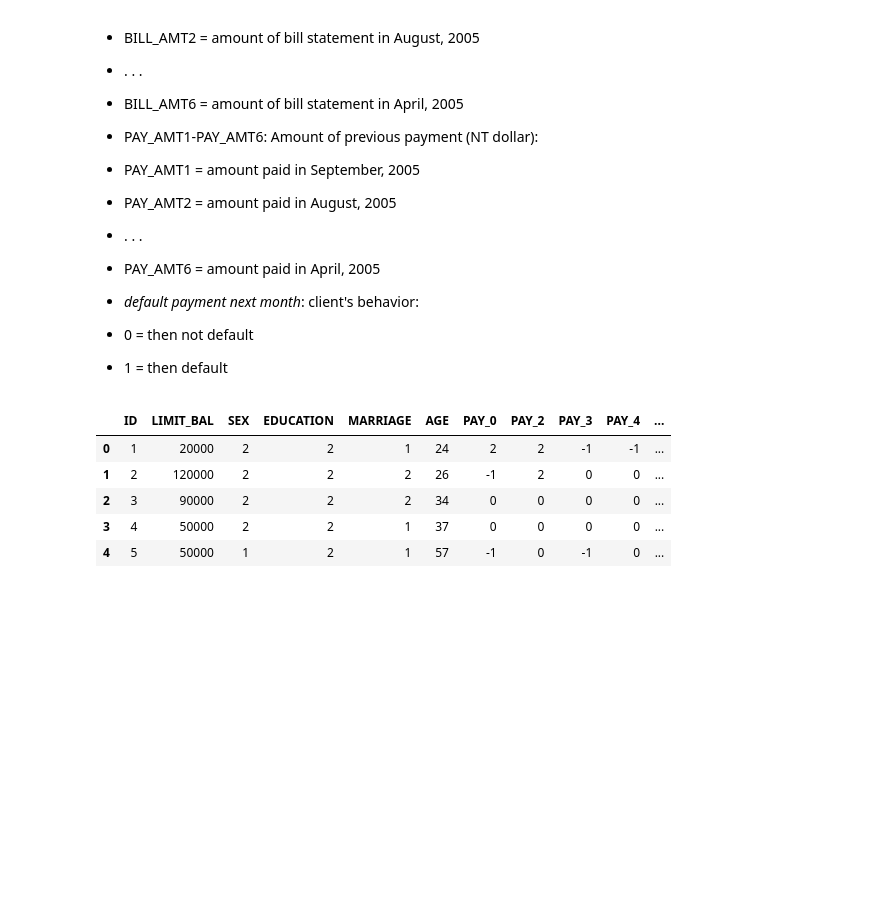
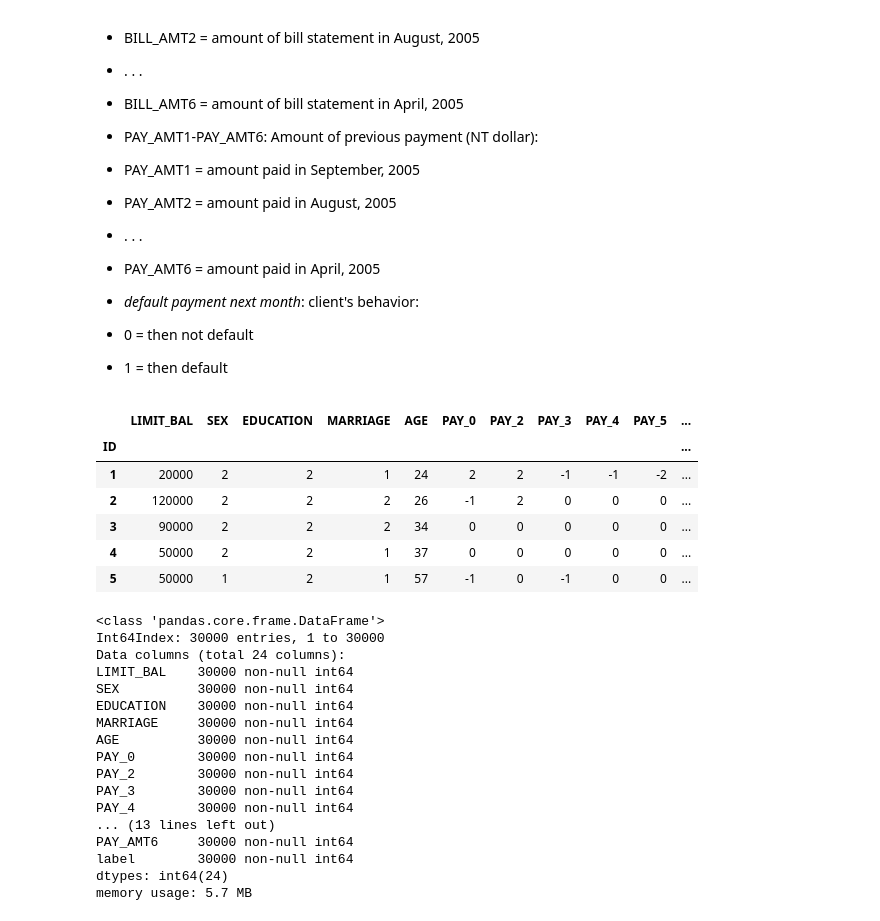
Before and after one commit to evillag/xtol_m5, a Jupyter notebook: EDA_M5T2.ipynb, the cells around one changed output. Drawn from its saved outputs; the diff is of its cells as text; code cells hidden in the pictures; blank space fills up the shorter version.

```diff
--- a/EDA_M5T2.ipynb
+++ b/EDA_M5T2.ipynb
@@ -65,13 +65,36 @@ This research employed a binary variable, default payment (Yes = 1, No = 0), as
 # %%
 import pandas as pd
 # %%
-credit = pd.read_csv('default of credit card clients.csv', header =1)
+credit = pd.read_csv('default of credit card clients.csv', header =1, index_col=0)
+credit = credit.rename(columns={
+    'default payment next month': 'label'
+})
+credit.head()
+# %% [output]
+|  | LIMIT_BAL | SEX | EDUCATION | MARRIAGE | AGE | PAY_0 | PAY_2 | PAY_3 | PAY_4 | PAY_5 | ... |
+| ID |  |  |  |  |  |  |  |  |  |  | ... |
+| 1 | 20000 | 2 | 2 | 1 | 24 | 2 | 2 | -1 | -1 | -2 | ... |
+| 2 | 120000 | 2 | 2 | 2 | 26 | -1 | 2 | 0 | 0 | 0 | ... |
+| 3 | 90000 | 2 | 2 | 2 | 34 | 0 | 0 | 0 | 0 | 0 | ... |
+| 4 | 50000 | 2 | 2 | 1 | 37 | 0 | 0 | 0 | 0 | 0 | ... |
+| 5 | 50000 | 1 | 2 | 1 | 57 | -1 | 0 | -1 | 0 | 0 | ... |
 # %%
-credit.head()
+credit.info()
 # %% [output]
-|  | ID | LIMIT_BAL | SEX | EDUCATION | MARRIAGE | AGE | PAY_0 | PAY_2 | PAY_3 | PAY_4 | ... |
-| 0 | 1 | 20000 | 2 | 2 | 1 | 24 | 2 | 2 | -1 | -1 | ... |
-| 1 | 2 | 120000 | 2 | 2 | 2 | 26 | -1 | 2 | 0 | 0 | ... |
-| 2 | 3 | 90000 | 2 | 2 | 2 | 34 | 0 | 0 | 0 | 0 | ... |
-| 3 | 4 | 50000 | 2 | 2 | 1 | 37 | 0 | 0 | 0 | 0 | ... |
-| 4 | 5 | 50000 | 1 | 2 | 1 | 57 | -1 | 0 | -1 | 0 | ... |
+<class 'pandas.core.frame.DataFrame'>
+Int64Index: 30000 entries, 1 to 30000
+Data columns (total 24 columns):
+LIMIT_BAL    30000 non-null int64
+SEX          30000 non-null int64
+EDUCATION    30000 non-null int64
+MARRIAGE     30000 non-null int64
+AGE          30000 non-null int64
+PAY_0        30000 non-null int64
+PAY_2        30000 non-null int64
+PAY_3        30000 non-null int64
+PAY_4        30000 non-null int64
+... (13 lines left out)
+PAY_AMT6     30000 non-null int64
+label        30000 non-null int64
+dtypes: int64(24)
+memory usage: 5.7 MB
```
Also changed, not shown: parts of 7 cells of this notebook.
